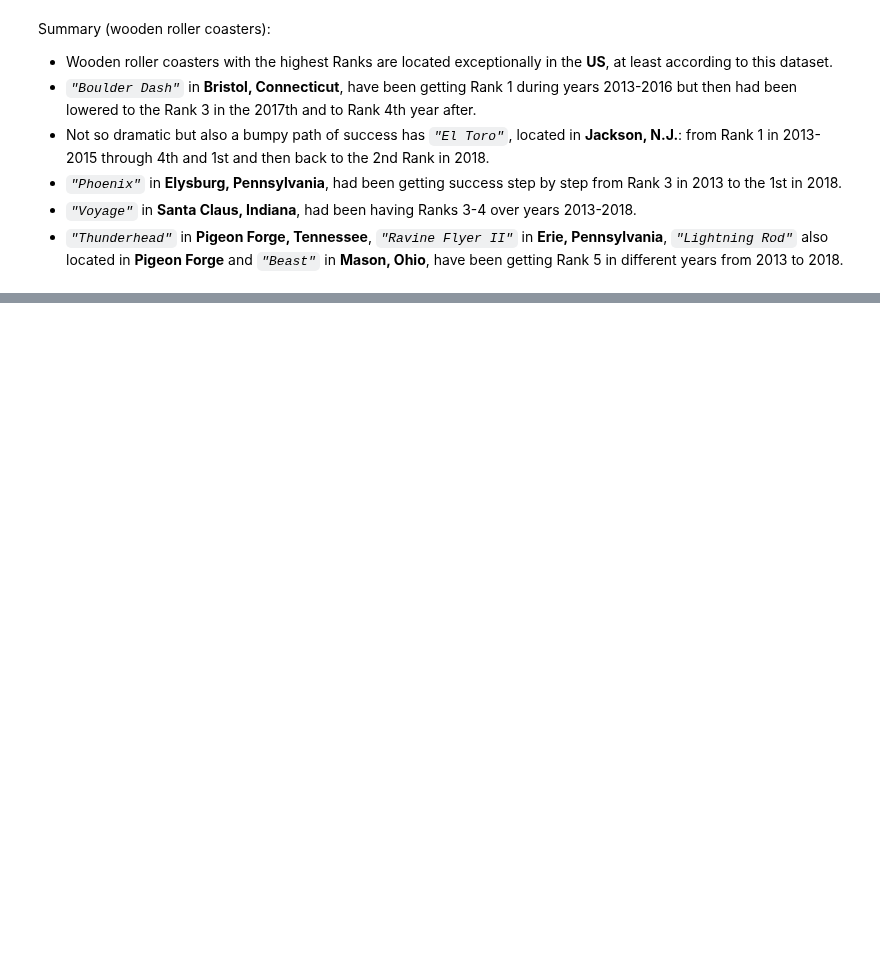
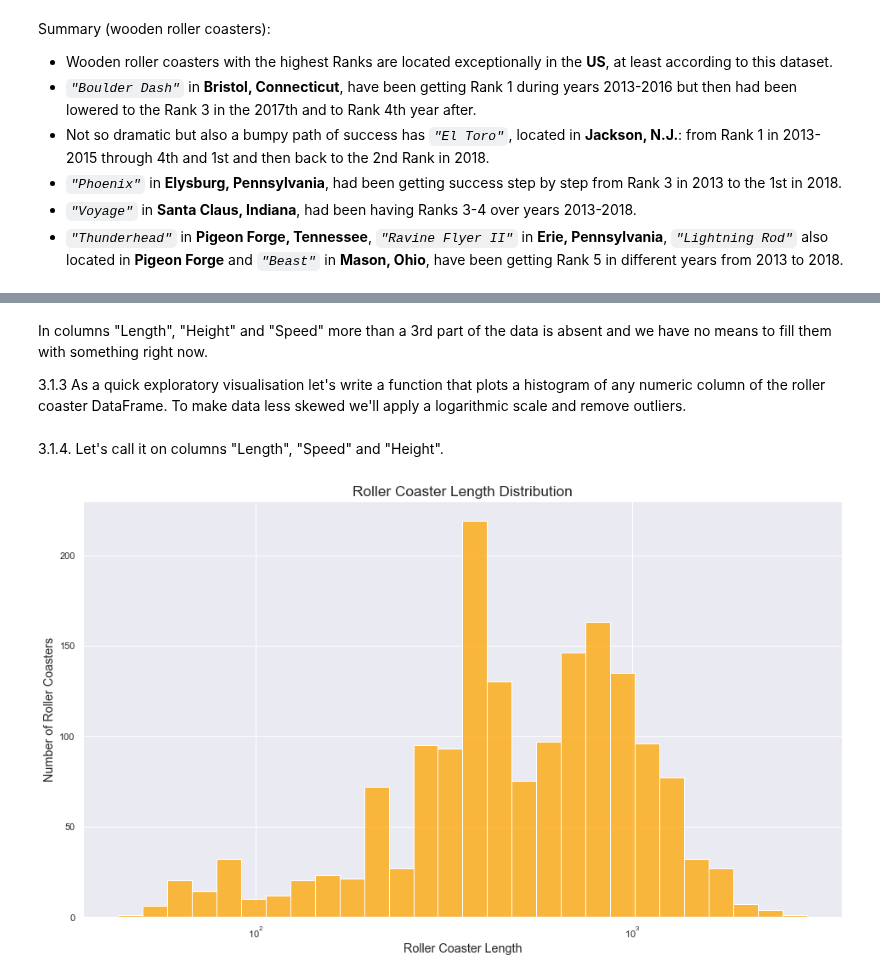
Before and after one commit to jadidaniel/jupyter-notebooks, a Jupyter notebook: visualisations_roller_coaster/roller_coaster.ipynb, the cells around one changed output, grey strips where cells are left out. Cells and saved outputs as stored; diff of their text form; code cells hidden in the pictures; blank space fills up the shorter version.

Commit message:
Add new items to Roller Coaster project

```diff
--- a/visualisations_roller_coaster/roller_coaster.ipynb
+++ b/visualisations_roller_coaster/roller_coaster.ipynb
@@ -416,0 +537,4 @@ Summary (wooden roller coasters):
+# %%
+roller_coast_list = roller_coast_list.replace('na', np.NaN, regex=True)
+roller_coast_list = roller_coast_list.replace(-1, np.NaN)
+roller_coast_list
@@ -416,0 +571,33 @@ Summary (wooden roller coasters):
+# %% [markdown]
+In columns "Length", "Height" and "Speed" more than a 3rd part of the data is absent and we have no means to fill them with something right now.
+
+
+3.1.3 As a quick exploratory visualisation let's write a function that plots a histogram of any numeric column of the roller coaster DataFrame. To make data less skewed we'll apply a logarithmic scale and remove outliers.
+# %%
+def plot_histogram(dataset, column_name, name_capitalized, color):
+    # Filter 0 and too small values
+    dataset = dataset[dataset[column_name] > 0]
+
+    # Prepare grid
+    plt.figure(figsize = (16,9))
+    sns.set(style='darkgrid',)
+
+    # Plot histogram
+    sns.histplot(dataset[column_name], log_scale=True, color=color)
+
+    # Add descriptions
+    plt.title(name_capitalized + ' Distribution', fontsize='x-large')
+    plt.xlabel(name_capitalized, fontsize='large')
+    plt.ylabel('Number of Roller Coasters', fontsize='large')
+
+    return plt.show()
+# %% [markdown]
+3.1.4. Let's call it on columns "Length", "Speed" and "Height".
+# %%
+# Remove outliers
+lengths = roller_coast_list[roller_coast_list['length'] > 30]
+
+# Call function to plot length
+plot_histogram(lengths, 'length', 'Roller Coaster Length', 'orange')
+# %% [output]
+[figure, added]
```
Also changed, not shown: parts of 34 cells of this notebook.
